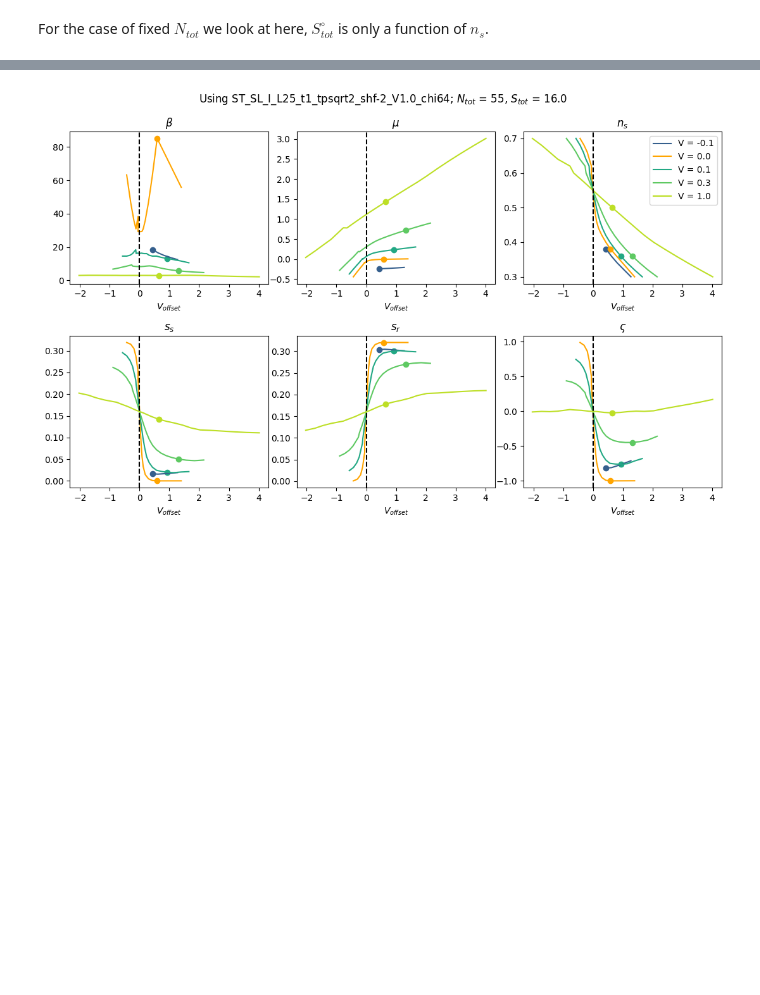
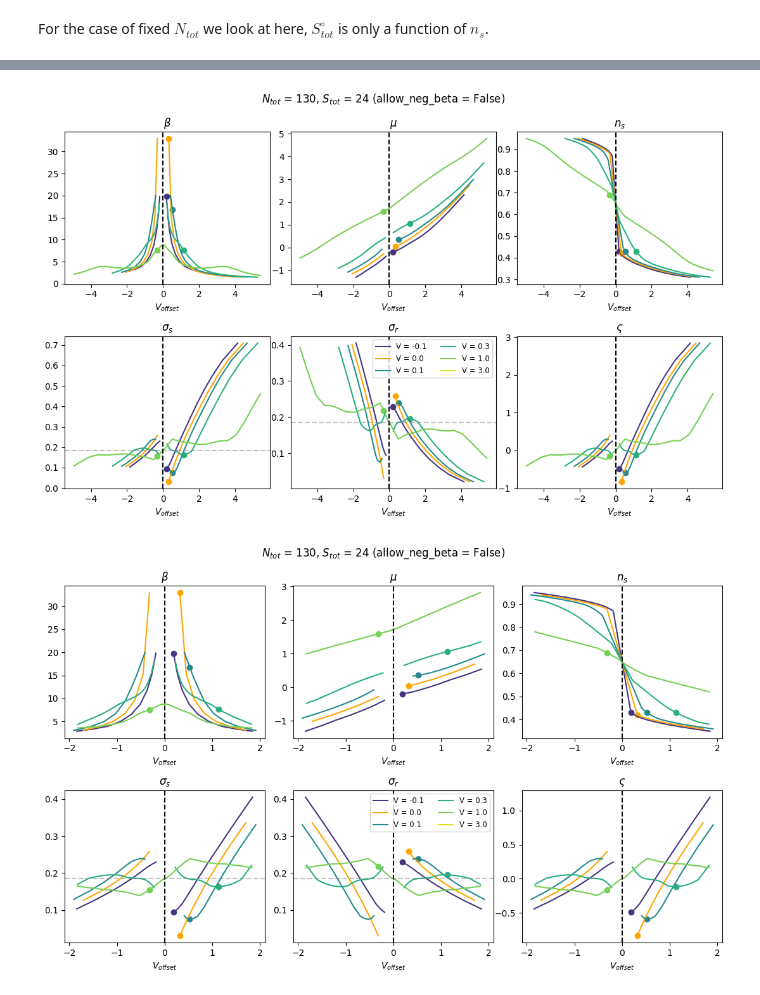
Before and after one commit to Shao-Wen-Chang/E9_constant, a Jupyter notebook: projects/flat_band_cooling/tenpy_results/matching_results_inverters/f3_matching_result_inverter_const_NS.ipynb, the cells around one changed output, grey strips where cells are left out. Saved outputs shown, nothing was run; the diff lists cells and outputs as text; code cells hidden in the pictures; blank space fills up the shorter version.

```diff
--- a/projects/flat_band_cooling/tenpy_results/matching_results_inverters/f3_matching_result_inverter_const_NS.ipynb
+++ b/projects/flat_band_cooling/tenpy_results/matching_results_inverters/f3_matching_result_inverter_const_NS.ipynb
@@ -146,15 +196,19 @@ for ax, vals_allV, str_label in zip(axes_ns.flatten(),
         [beta_allV, mu_glob_allV, V_offset_allV, sigma2_s_allV, sigma2_r_allV, varsigma_allV],
         [r"$\beta$", r"$\mu$", r"$V_{offset}$", r"$\sigma_s$", r"$\sigma_r$", r"$\varsigma$"]):
     util.add_shades(ax, S_excess / np.max(S_excess), n_s_all, alpha = 0.5, color = "pink")
-    for n_s, vals, V, i_min in zip(n_s_allV, vals_allV, V_list, argmin_sigma2_s_allV):
-        c = util.get_color(V, V_list, crange = (0.3, 0.9))
+    for n_s, vals, V, i_min, idx_sgn_change in zip(n_s_allV, vals_allV, V_list, argmin_sigma2_s_allV, idx_sgn_change_allV):
+        c = util.get_color(V, V_list, crange = (0.15, 0.95))
         if V == 0: c = "orange"
-        ax.plot(n_s, vals, color = c, label = f"V = {V}")
+        # ax.plot(n_s, vals, color = c, label = f"V = {V}")
+        util.plot_in_ax_break_sign_change(ax, n_s, vals, idx_sgn_change, color = c, label = f"V = {V}")
         ax.scatter(n_s[i_min], vals[i_min], color = c)
     ax.set_title(str_label)
     ax.set_xlabel(r"$n_s$")
-    ax.axvline(n_s_halfnr, color = "r", ls = "--")
-axes_ns.flatten()[2].legend()
-fig_ns.suptitle(rf"Using {folder_name}; $N_{{tot}}$ = {Ntot}, $S_{{tot}}$ = {Stot}")
+    ax.axvline(n_s_halfnr, color = "r", ls = "--", label = r"$n_{r,f} = 1/2$")
+    ax.axvline(ntot, color = "k", ls = "--", label = r"$V_{offset} = 0$")
+axes_ns[1,0].axhline(sigma2tot, color = "grey", ls = "--", alpha = 0.5)
+axes_ns[1,1].axhline(sigma2tot, color = "grey", ls = "--", alpha = 0.5)
+axes_ns.flatten()[4].legend(ncols = 2, fontsize = 'small')
+fig_ns.suptitle(rf"$N_{{tot}}$ = {Ntot}, $S_{{tot}}$ = {Stot} (allow_neg_beta = {allow_neg_beta})")
 fig_ns.tight_layout(w_pad = 0.1)
 # %% [output]
@@ -165,19 +220,35 @@ This is done by inverting $n_s$ and $V_{offset}$ (trivial code wise). These plot
+# %%
+V_plt_min = -2
+V_offset_range = [V_plt_min, V_plt_min + 4]
 # %%
-fig_ns, axes_ns = plt.subplots(2, 3, figsize = (11, 7))
-for ax, vals_allV, str_label in zip(axes_ns.flatten(),
-        [beta_allV, mu_glob_allV, n_s_allV, s2_s_allV, s2_r_allV, varsigma_allV],
-        [r"$\beta$", r"$\mu$", r"$n_s$", r"$s_s$", r"$s_r$", r"$\varsigma$"]):
-    for V_offset, vals, V, i_min in zip(V_offset_allV, vals_allV, V_list, argmin_sigma2_s_allV):
-        c = util.get_color(V, V_list, crange = (0.3, 0.9))
-        if V == 0: c = "orange"
-        ax.plot(V_offset, vals, label = f"V = {V}",
-                color = c)
-        ax.scatter(V_offset[i_min], vals[i_min], color = c)
-    ax.set_title(str_label)
-    ax.set_xlabel(r"$V_{offset}$")
-    ax.axvline(0., color = "black", ls = "--")
-axes_ns.flatten()[2].legend()
-fig_ns.suptitle(rf"Using {folder_name}; $N_{{tot}}$ = {Ntot}, $S_{{tot}}$ = {Stot}")
-fig_ns.tight_layout(w_pad = 0.1)
+fig_off_all, axes_off_all = plt.subplots(2, 3, figsize = (11, 7))
+fig_off_lim, axes_off_lim = plt.subplots(2, 3, figsize = (11, 7))
+
+for fig, axes, V_range in zip(
+    [fig_off_all, fig_off_lim],
+    [axes_off_all, axes_off_lim],
+    [(-100, 100), V_offset_range]
+    ):
+    for ax, vals_allV, str_label in zip(axes.flatten(),
+            [beta_allV, mu_glob_allV, n_s_allV, sigma2_s_allV, sigma2_r_allV, varsigma_allV],
+            [r"$\beta$", r"$\mu$", r"$n_s$", r"$\sigma_s$", r"$\sigma_r$", r"$\varsigma$"]):
+        for V_offset, vals, V, i_min, idx_sgn_change in zip(V_offset_allV, vals_allV, V_list, argmin_sigma2_s_allV, idx_sgn_change_allV):
+            c = util.get_color(V, V_list, crange = (0.15, 0.95))
+            if V == 0: c = "orange"
+            idx_plot = np.isnan(vals) | ((V_range[0] < V_offset) & (V_offset < V_range[1]))
+            # ax.plot(V_offset[idx_plot], vals[idx_plot], label = f"V = {V}",
+            #         color = c)
+            util.plot_in_ax_break_sign_change(ax, V_offset[idx_plot], vals[idx_plot], idx_sgn_change[np.where(idx_sgn_change < sum(idx_plot))],
+                                         label = f"V = {V}", color = c)
+            if V_range[0] < V_offset[i_min] < V_range[1]: ax.scatter(V_offset[i_min], vals[i_min], color = c)
+        ax.set_title(str_label)
+        ax.set_xlabel(r"$V_{offset}$")
+        if V_range[0] < 0. < V_range[1]: ax.axvline(0., color = "black", ls = "--")
+    axes[1,0].axhline(sigma2tot, color = "grey", ls = "--", alpha = 0.5)
+    axes[1,1].axhline(sigma2tot, color = "grey", ls = "--", alpha = 0.5)
+    axes.flatten()[4].legend(ncols = 2, fontsize = 'small')
+    fig.suptitle(rf"$N_{{tot}}$ = {Ntot}, $S_{{tot}}$ = {Stot} (allow_neg_beta = {allow_neg_beta})")
+    fig.tight_layout(w_pad = 0.1)
 # %% [output]
-[figure, old version]
+[figure, new version]
+[figure, added]
```
Also changed, not shown: parts of 20 cells of this notebook, 8 other files.
